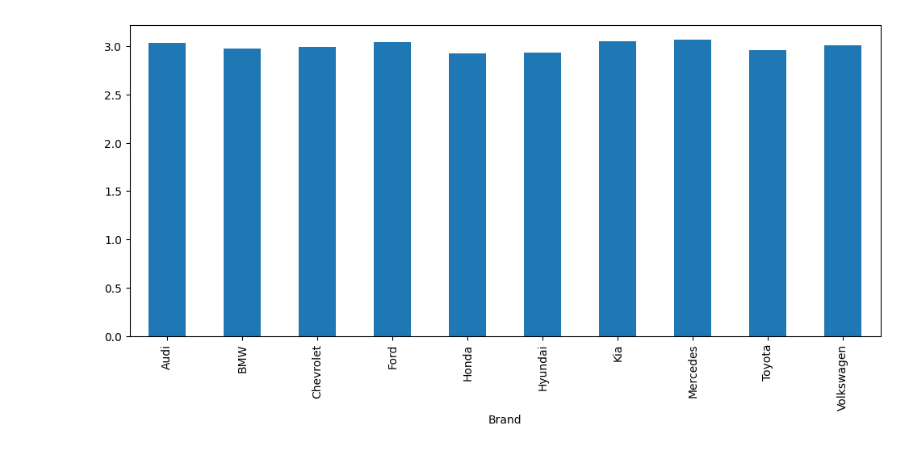
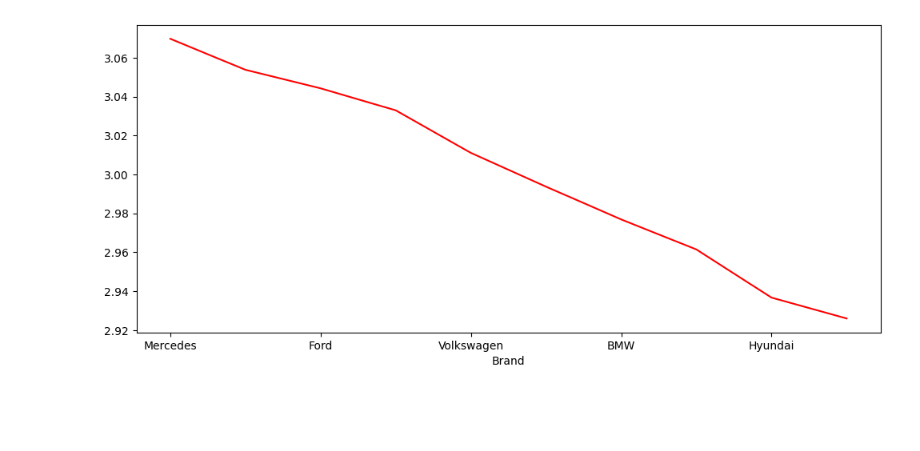
Before and after one commit to Pablo29s/Pandas-trening, a Jupyter notebook: Wielkości_Silnika_Marek_Samochodów.ipynb, the cells around one changed output. Drawn from its saved outputs; the diff is of its cells as text; code cells hidden in the pictures; blank space fills up the shorter version.

```diff
--- a/Wielkości_Silnika_Marek_Samochodów.ipynb
+++ b/Wielkości_Silnika_Marek_Samochodów.ipynb
@@ -1,11 +1,11 @@
 # %%
 import pandas as pd
 import matplotlib.pyplot as plt
 
 df = pd.read_csv('car_price_dataset.csv')
 
 
-df.groupby('Brand')['Engine_Size'].mean().plot(kind='bar', figsize=(12,5))
+df.groupby('Brand')['Engine_Size'].mean().sort_values(ascending=False).plot(kind='line', figsize=(12,5), color='red')
 plt.show()
 # %% [output]
-[figure, old version]
+[figure, new version]
```
Also changed, not shown: parts of 1 cell of this notebook.
